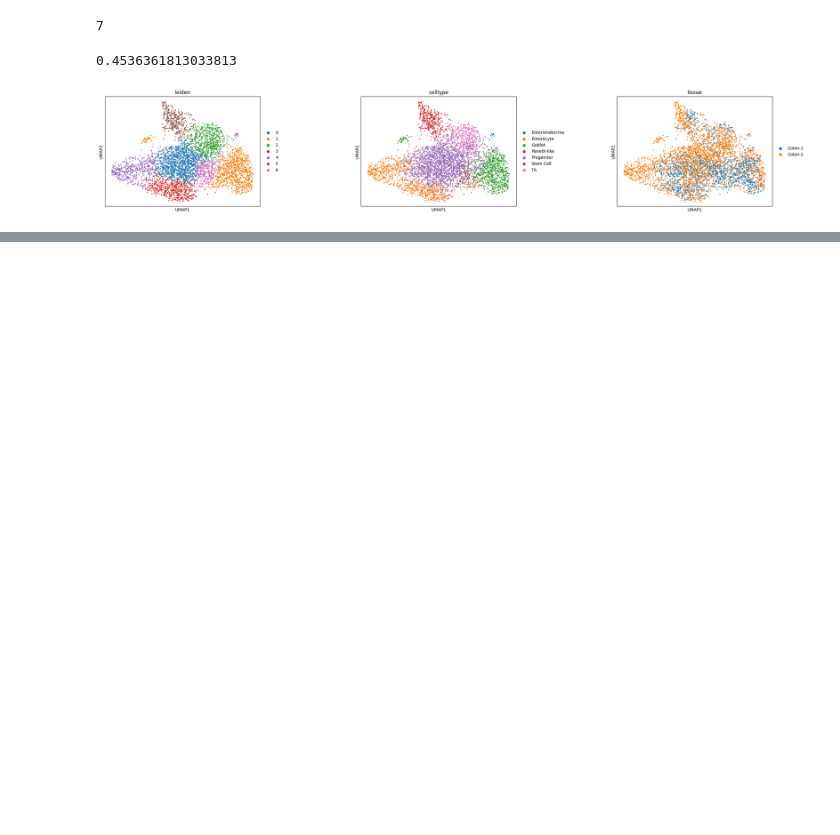
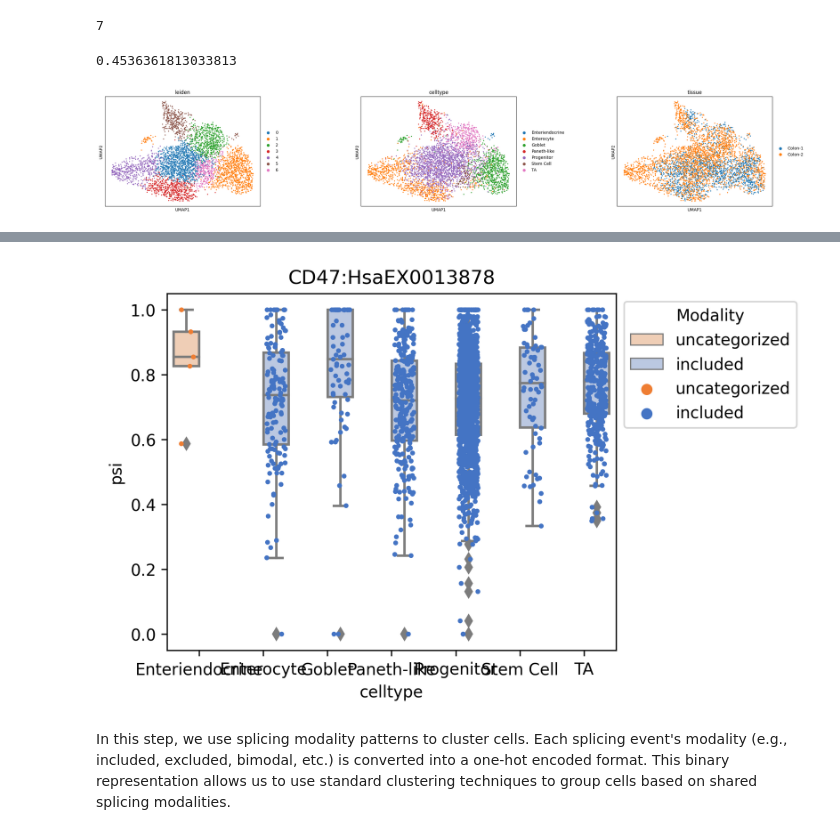
Before and after one commit to mcgilldinglab/DOLPHIN, a Jupyter notebook: docs/source/examples/run_DOLPHIN_10x_colon.ipynb, the cells around one changed output, grey strips where cells are left out. Drawn from its saved outputs; the diff is of its cells as text; code cells hidden in the pictures; blank space fills up the shorter version.

```diff
--- a/docs/source/examples/run_DOLPHIN_10x_colon.ipynb
+++ b/docs/source/examples/run_DOLPHIN_10x_colon.ipynb
@@ -52,0 +158,19 @@ sc.pl.umap(adata, color=['leiden', "celltype", "tissue"], wspace=0.5)
+# %%
+adata_psi = anndata.read_h5ad("./alternative_splicing/colon_PSI.h5ad")
+psi_df = adata_psi.to_df()
+# %%
+for i, _type in enumerate(list(set(adata_psi.obs["celltype"]))):
+    ## get the list of cell names in each cell type
+    print(_type)
+    current_sample_list = list(adata_psi.obs[adata_psi.obs["celltype"] == _type].index)
+    data_sub = psi_df.loc[current_sample_list]
+
+    #run anchor
+    bm = anchor.BayesianModalities()
+    current_modal = bm.fit_predict(data_sub)
+
+    df_temp = pd.DataFrame(current_modal, columns=[_type])
+    if i == 0:
+        df_mod = df_temp
+    else:
+        df_mod = pd.merge(df_mod, df_temp, left_index=True, right_index=True)
@@ -52,0 +180,22 @@ sc.pl.umap(adata, color=['leiden', "celltype", "tissue"], wspace=0.5)
+# %%
+## Plot the modality result
+plt_event = psi_df.T.stack().reset_index(name='psi').rename(columns={"level_0":"event_id", "level_1":"cell_name"})
+plt_event = pd.merge(plt_event, pd.DataFrame(adata_psi.obs), left_on="cell_name", right_index=True)
+# %%
+event_name = "isoform1=junction:3:108047293-108050577:-|isoform2=junction:3:108049652-108050577:-@exon:3:108049619-108049651:-@junction:3:108047293-108049618:-"
+plt_final = plt_event[plt_event["event_id"] == event_name]
+plt_final["Modality"] = plt_final["celltype"]
+plt_final['Modality'] = plt_final['Modality'].apply(lambda x: x.replace(' ', ''))
+mod_label = df_mod.loc[event_name].to_dict()
+plt_final = plt_final.replace({"Modality": mod_label})
+updated_data = pd.Series(mod_label).fillna('uncategorized').to_dict()
+plt_final = plt_final.replace({"Modality": updated_data})
+# %%
+with plt.rc_context({"figure.figsize":(5,4), "figure.dpi": (300)}):
+    ax = sns.boxplot(plt_final, x="celltype", y="psi", hue="Modality", palette=["#F8CDAD", "#B5C6E7", "#C6E1B8"])
+    sns.stripplot(data = plt_final, x = "celltype", y = "psi", s=3, linewidth=0, dodge=True, jitter=0.3, hue="Modality", palette=["#EF7E33", "#4474C4", "#6FAE45"]).set_title("CD47:HsaEX0013878")
+    sns.move_legend(ax, "upper left", bbox_to_anchor=(1, 1))
+# %% [output]
+[figure, added]
+# %% [markdown]
+In this step, we use splicing modality patterns to cluster cells. Each splicing event's modality (e.g., included, excluded, bimodal, etc.) is converted into a one-hot encoded format. This binary representation allows us to use standard clustering techniques to group cells based on shared splicing modalities.
```
Also changed, not shown: parts of 22 cells of this notebook, 2 other files.
